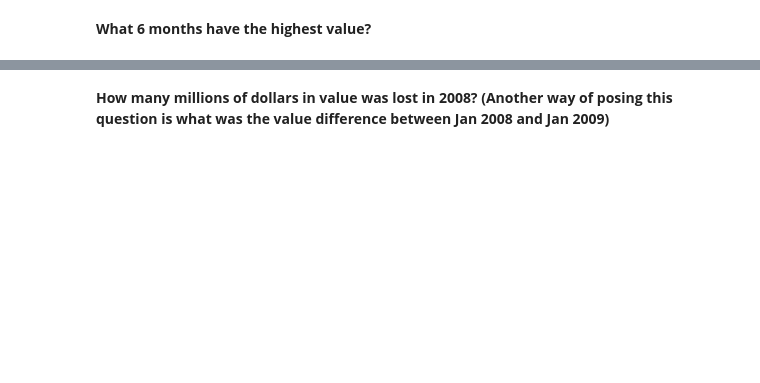
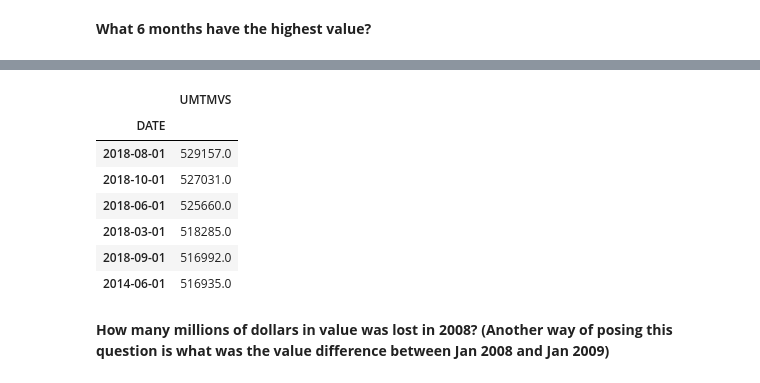
Before and after one commit to jafar-shodiq/jose-portilla-courses, a Jupyter notebook: time-series-data-analysis/project-and-exercise/time-series-with-pandas-set-two.ipynb, the cells around one changed output, grey strips where cells are left out. Cells and saved outputs as stored; diff of their text form; code cells hidden in the pictures; blank space fills up the shorter version.

```diff
--- a/time-series-data-analysis/project-and-exercise/time-series-with-pandas-set-two.ipynb
+++ b/time-series-data-analysis/project-and-exercise/time-series-with-pandas-set-two.ipynb
@@ -121,2 +97,13 @@ dtype: datetime64[ns]
+# %%
+df.sort_values(by='UMTMVS',ascending=False).head(6)
+# %% [output]
+|  | UMTMVS |
+| DATE |  |
+| 2018-08-01 | 529157.0 |
+| 2018-10-01 | 527031.0 |
+| 2018-06-01 | 525660.0 |
+| 2018-03-01 | 518285.0 |
+| 2018-09-01 | 516992.0 |
+| 2014-06-01 | 516935.0 |
 # %% [markdown]
 **How many millions of dollars in value was lost in 2008? (Another way of posing this question is what was the value difference between Jan 2008 and Jan 2009)**
```
Also changed, not shown: parts of 36 cells of this notebook.
